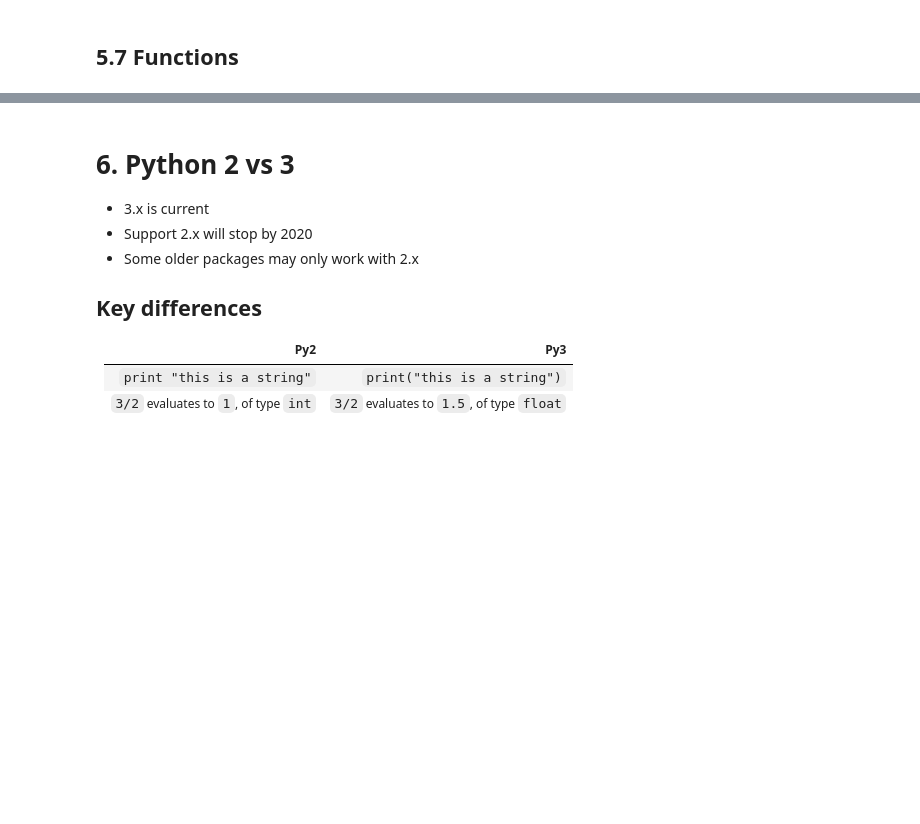
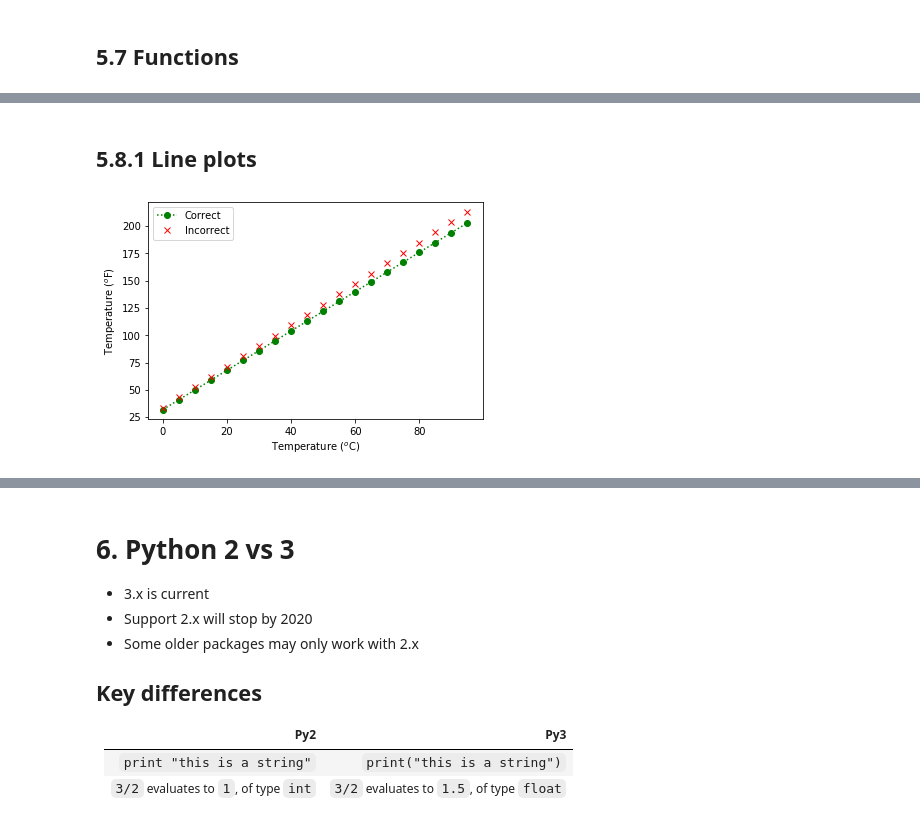
Before and after one commit to allardjun/MCSBBootcampDry, a Jupyter notebook: Zoo/python/main.ipynb, the cells around one changed output, grey strips where cells are left out. Drawn from its saved outputs; the diff is of its cells as text; code cells hidden in the pictures; blank space fills up the shorter version.

```diff
--- a/Zoo/python/main.ipynb
+++ b/Zoo/python/main.ipynb
@@ -428,0 +453,20 @@ print(add(2, 3), type(add), add)
+# %%
+Tc = list(range(0,100,5))
+Tf, Tf_incorrect = [], []
+for ind in range(len(Tc)):
+    this_Tf = 9/5 * Tc[ind] + 32
+    Tf.append(this_Tf)
+    Tf_incorrect.append(this_Tf*1.05)
+# %% [markdown]
+## 5.8.1 Line plots
+# %%
+import matplotlib.pyplot as plt
+
+plt.plot(Tc, Tf, color="green", marker="o", linestyle= ":", label="Correct")
+plt.plot(Tc, Tf_incorrect, "rx", label="Incorrect")
+plt.xlabel("Temperature ($^o$C)")
+plt.ylabel("Temperature ($^o$F)")
+plt.legend()
+plt.show()
+# %% [output]
+[figure, added]
```
Also changed, not shown: parts of 26 cells of this notebook.
